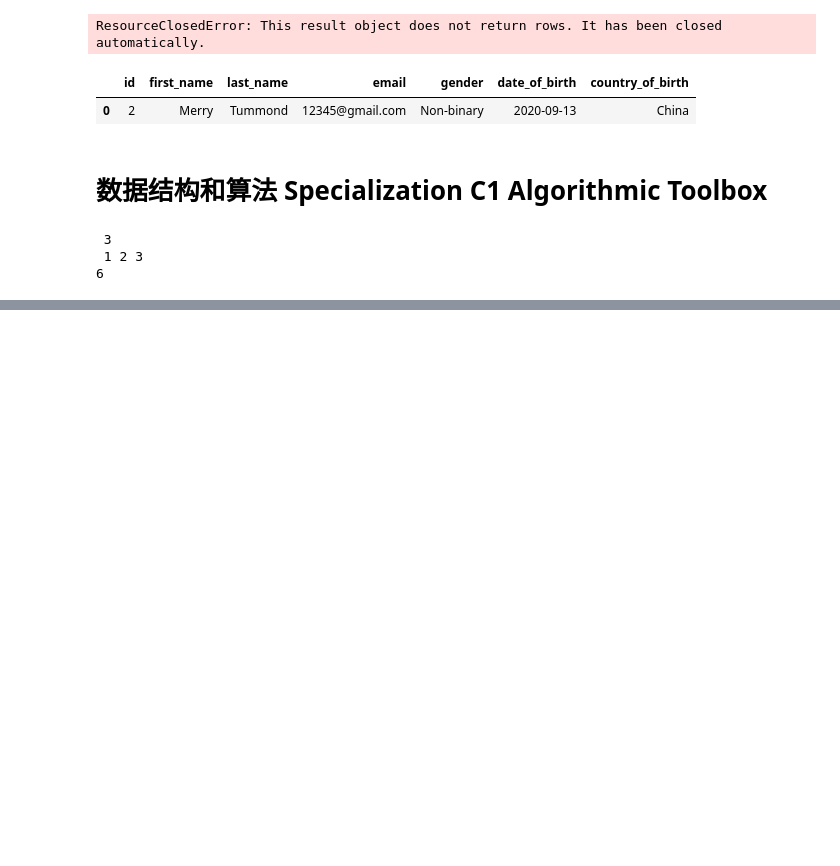
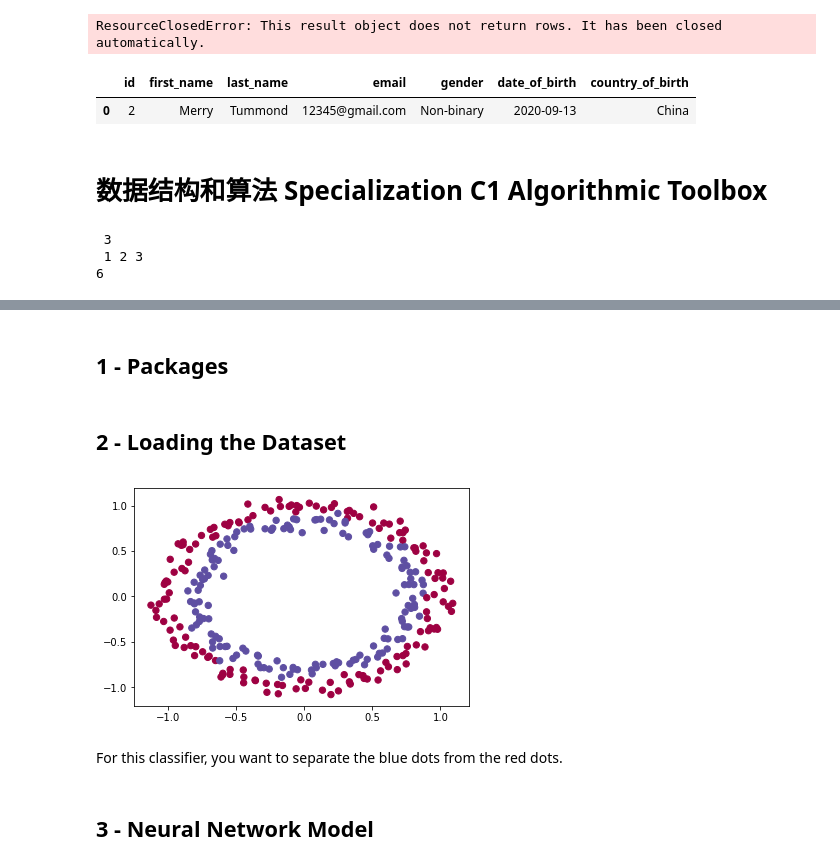
Before and after one commit to qingxuantang/data_science_study, a Jupyter notebook: refdoc.ipynb, the cells around one changed output, grey strips where cells are left out. Drawn from its saved outputs; the diff is of its cells as text; code cells hidden in the pictures; blank space fills up the shorter version.

```diff
--- a/refdoc.ipynb
+++ b/refdoc.ipynb
@@ -3971,0 +4000,34 @@ if __name__ == '__main__':
+# %% [markdown]
+<a name='1'></a>
+## 1 - Packages
+# %%
+import numpy as np
+import matplotlib.pyplot as plt
+import sklearn
+import sklearn.datasets
+from public_tests import *
+from init_utils import sigmoid, relu, compute_loss, forward_propagation, backward_propagation
+from init_utils import update_parameters, predict, load_dataset, plot_decision_boundary, predict_dec
+
+%matplotlib inline
+plt.rcParams['figure.figsize'] = (7.0, 4.0) # set default size of plots
+plt.rcParams['image.interpolation'] = 'nearest'
+plt.rcParams['image.cmap'] = 'gray'
+
+%load_ext autoreload
+%autoreload 2
+
+# load image dataset: blue/red dots in circles
+# train_X, train_Y, test_X, test_Y = load_dataset()
+# %% [markdown]
+<a name='2'></a>
+## 2 - Loading the Dataset
+# %%
+train_X, train_Y, test_X, test_Y = load_dataset()
+# %% [output]
+[figure, added]
+# %% [markdown]
+For this classifier, you want to separate the blue dots from the red dots.
+# %% [markdown]
+<a name='3'></a>
+## 3 - Neural Network Model
```
Also changed, not shown: parts of 171 cells of this notebook, 54 other files.
